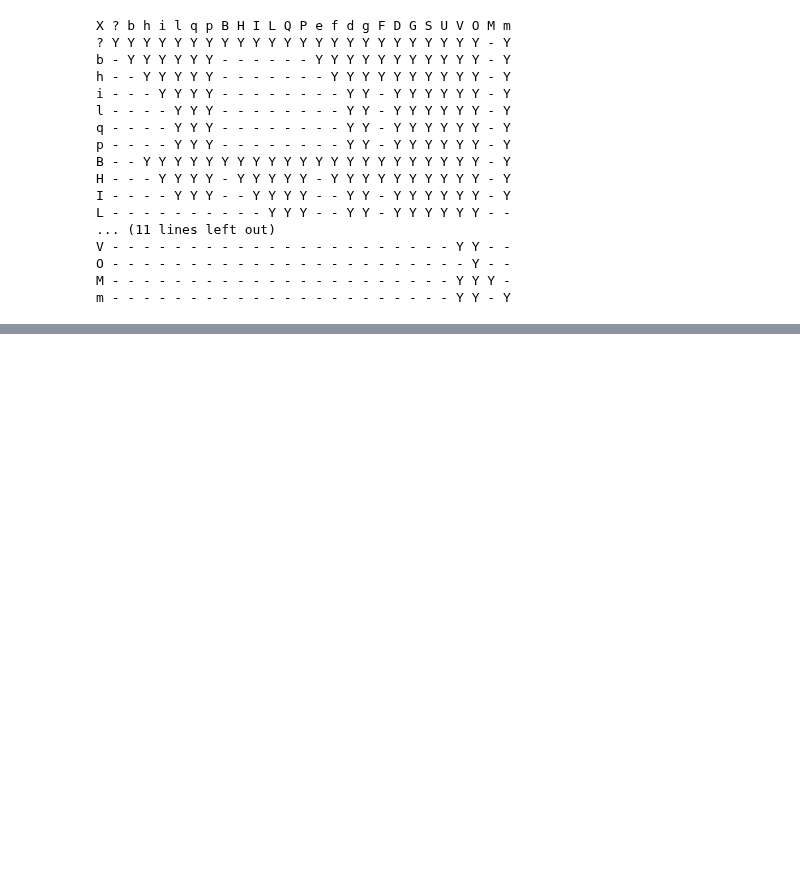
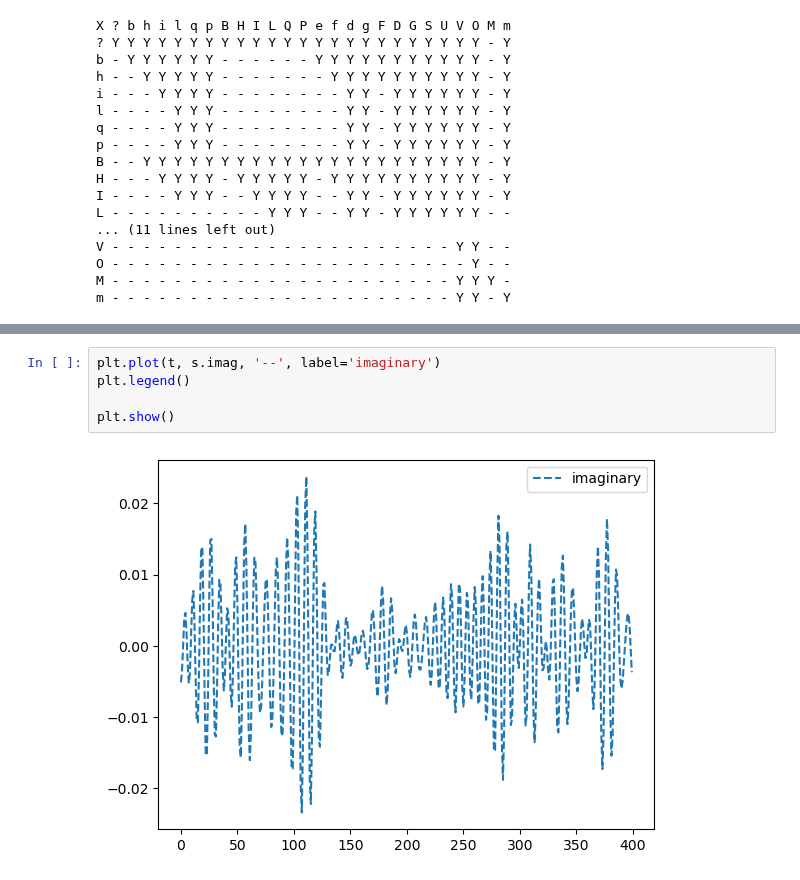
Before and after one commit to bthek1/Python_Libs, a Jupyter notebook: nbs/01_Numpy.ipynb, the cells around one changed output, grey strips where cells are left out. Drawn from its saved outputs; the diff is of its cells as text; blank space fills up the shorter version.

```diff
--- a/nbs/01_Numpy.ipynb
+++ b/nbs/01_Numpy.ipynb
@@ -1753,0 +1790,7 @@ m - - - - - - - - - - - - - - - - - - - - - - Y Y - Y
+# %%
+plt.plot(t, s.imag, '--', label='imaginary')
+plt.legend()
+
+plt.show()
+# %% [output]
+[figure, added]
```
Also changed, not shown: parts of 32 cells of this notebook, 3 other files.
